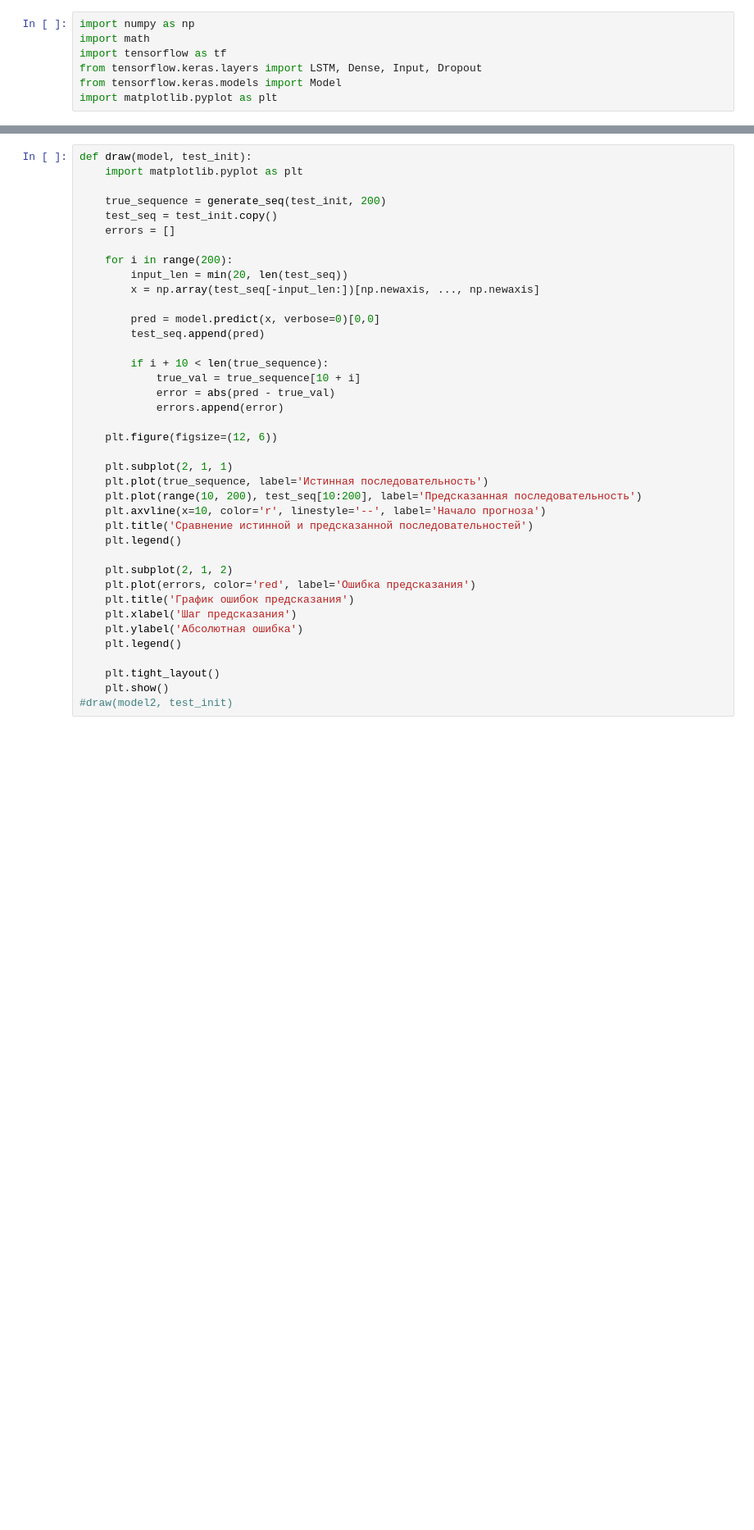
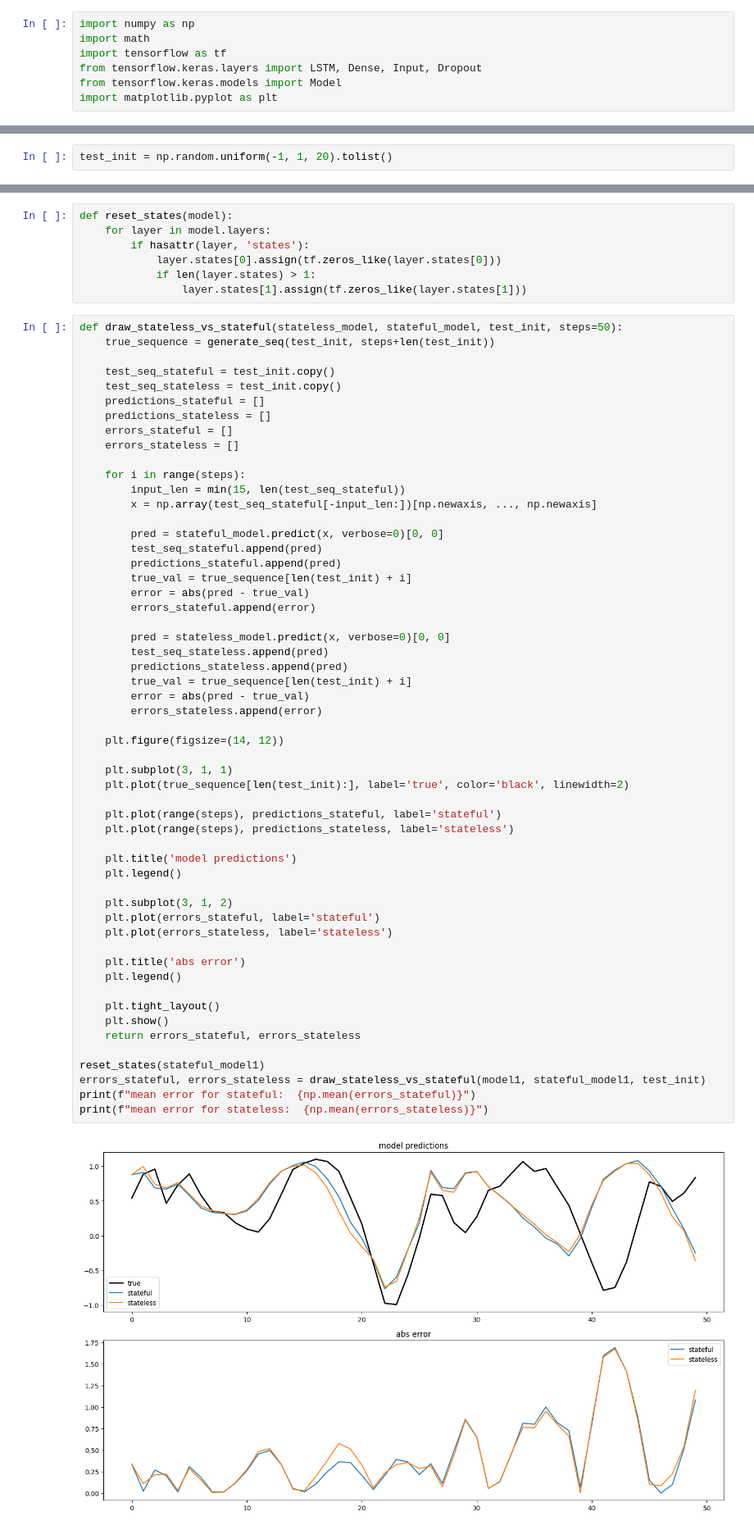
Before and after one commit to ol00lo/sandbox, a Jupyter notebook: lstm/train.ipynb, the cells around one changed output, grey strips where cells are left out. Shown at 82% size. Drawn from its saved outputs; the diff is of its cells as text; blank space fills up the shorter version.

Commit message:
stateful fix

```diff
--- a/lstm/train.ipynb
+++ b/lstm/train.ipynb
@@ -87,0 +89,2 @@ model2 = tf.keras.models.load_model('model2.keras')
+# %%
+test_init = np.random.uniform(-1, 1, 20).tolist()
@@ -88,39 +220,64 @@ model2 = tf.keras.models.load_model('model2.keras')
+# %%
+def reset_states(model):
+    for layer in model.layers:
+        if hasattr(layer, 'states'):
+            layer.states[0].assign(tf.zeros_like(layer.states[0]))
+            if len(layer.states) > 1:
+                layer.states[1].assign(tf.zeros_like(layer.states[1]))
 # %%
-def draw(model, test_init):
-    import matplotlib.pyplot as plt
+def draw_stateless_vs_stateful(stateless_model, stateful_model, test_init, steps=50):
+    true_sequence = generate_seq(test_init, steps+len(test_init))
 
-    true_sequence = generate_seq(test_init, 200)
-    test_seq = test_init.copy()
-    errors = []
+    test_seq_stateful = test_init.copy()
+    test_seq_stateless = test_init.copy()
+    predictions_stateful = []
+    predictions_stateless = []
+    errors_stateful = []
+    errors_stateless = []
 
-    for i in range(200):
-        input_len = min(20, len(test_seq))
-        x = np.array(test_seq[-input_len:])[np.newaxis, ..., np.newaxis]
+    for i in range(steps):
+        input_len = min(15, len(test_seq_stateful))
+        x = np.array(test_seq_stateful[-input_len:])[np.newaxis, ..., np.newaxis]
 
-        pred = model.predict(x, verbose=0)[0,0]
-        test_seq.append(pred)
+        pred = stateful_model.predict(x, verbose=0)[0, 0]
+        test_seq_stateful.append(pred)
+        predictions_stateful.append(pred)
+        true_val = true_sequence[len(test_init) + i]
+        error = abs(pred - true_val)
+        errors_stateful.append(error)
 
-        if i + 10 < len(true_sequence):
-            true_val = true_sequence[10 + i]
-            error = abs(pred - true_val)
-            errors.append(error)
+        pred = stateless_model.predict(x, verbose=0)[0, 0]
+        test_seq_stateless.append(pred)
+        predictions_stateless.append(pred)
+        true_val = true_sequence[len(test_init) + i]
+        error = abs(pred - true_val)
+        errors_stateless.append(error)
 
-    plt.figure(figsize=(12, 6))
+    plt.figure(figsize=(14, 12))
 
-    plt.subplot(2, 1, 1)
-    plt.plot(true_sequence, label='Истинная последовательность')
-    plt.plot(range(10, 200), test_seq[10:200], label='Предсказанная последовательность')
-    plt.axvline(x=10, color='r', linestyle='--', label='Начало прогноза')
-    plt.title('Сравнение истинной и предсказанной последовательностей')
+    plt.subplot(3, 1, 1)
+    plt.plot(true_sequence[len(test_init):], label='true', color='black', linewidth=2)
+
+    plt.plot(range(steps), predictions_stateful, label='stateful')
+    plt.plot(range(steps), predictions_stateless, label='stateless')
+
+    plt.title('model predictions')
     plt.legend()
 
-    plt.subplot(2, 1, 2)
-    plt.plot(errors, color='red', label='Ошибка предсказания')
-    plt.title('График ошибок предсказания')
-    plt.xlabel('Шаг предсказания')
-    plt.ylabel('Абсолютная ошибка')
+    plt.subplot(3, 1, 2)
+    plt.plot(errors_stateful, label='stateful')
+    plt.plot(errors_stateless, label='stateless')
+
+    plt.title('abs error')
     plt.legend()
 
     plt.tight_layout()
     plt.show()
-#draw(model2, test_init)
+    return errors_stateful, errors_stateless
+
+reset_states(stateful_model1)
+errors_stateful, errors_stateless = draw_stateless_vs_stateful(model1, stateful_model1, test_init)
+print(f"mean error for stateful:  {np.mean(errors_stateful)}")
+print(f"mean error for stateless:  {np.mean(errors_stateless)}")
+# %% [output]
+[figure, added]
```
Also changed, not shown: parts of 20 cells of this notebook.
